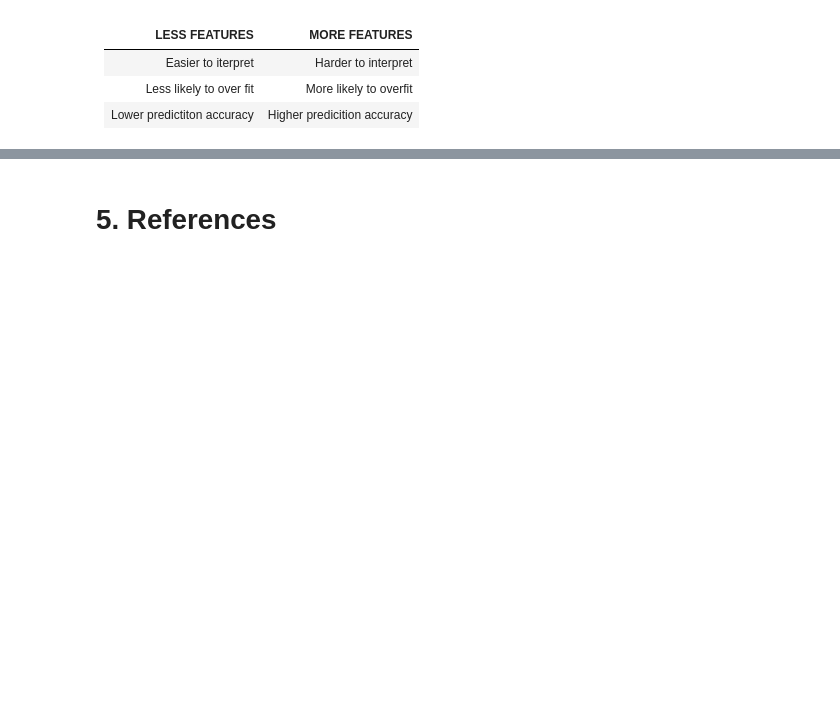
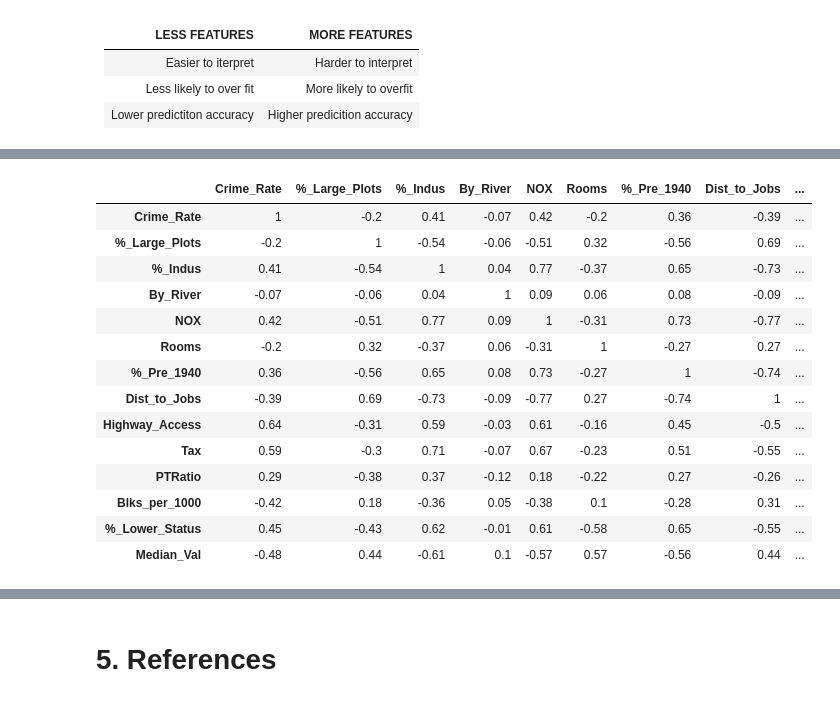
Before and after one commit to ConorHogan/MachineLearning-and-Statistics-Project, a Jupyter notebook: Machine-Learning-and-Statistics-Project-Notebook.ipynb, the cells around one changed output, grey strips where cells are left out. Drawn from its saved outputs; the diff is of its cells as text; code cells hidden in the pictures; blank space fills up the shorter version.

```diff
--- a/Machine-Learning-and-Statistics-Project-Notebook.ipynb
+++ b/Machine-Learning-and-Statistics-Project-Notebook.ipynb
@@ -1687,0 +1494,19 @@ df.head()
+# %%
+noOutliers_corr_matrix = no_outliers.corr().round(2)
+noOutliers_corr_matrix.style.background_gradient(cmap='coolwarm')
+# %% [output]
+|  | Crime_Rate | %_Large_Plots | %_Indus | By_River | NOX | Rooms | %_Pre_1940 | Dist_to_Jobs | ... |
+| Crime_Rate | 1 | -0.2 | 0.41 | -0.07 | 0.42 | -0.2 | 0.36 | -0.39 | ... |
+| %_Large_Plots | -0.2 | 1 | -0.54 | -0.06 | -0.51 | 0.32 | -0.56 | 0.69 | ... |
+| %_Indus | 0.41 | -0.54 | 1 | 0.04 | 0.77 | -0.37 | 0.65 | -0.73 | ... |
+| By_River | -0.07 | -0.06 | 0.04 | 1 | 0.09 | 0.06 | 0.08 | -0.09 | ... |
+| NOX | 0.42 | -0.51 | 0.77 | 0.09 | 1 | -0.31 | 0.73 | -0.77 | ... |
+| Rooms | -0.2 | 0.32 | -0.37 | 0.06 | -0.31 | 1 | -0.27 | 0.27 | ... |
+| %_Pre_1940 | 0.36 | -0.56 | 0.65 | 0.08 | 0.73 | -0.27 | 1 | -0.74 | ... |
+| Dist_to_Jobs | -0.39 | 0.69 | -0.73 | -0.09 | -0.77 | 0.27 | -0.74 | 1 | ... |
+| Highway_Access | 0.64 | -0.31 | 0.59 | -0.03 | 0.61 | -0.16 | 0.45 | -0.5 | ... |
+| Tax | 0.59 | -0.3 | 0.71 | -0.07 | 0.67 | -0.23 | 0.51 | -0.55 | ... |
+| PTRatio | 0.29 | -0.38 | 0.37 | -0.12 | 0.18 | -0.22 | 0.27 | -0.26 | ... |
+| Blks_per_1000 | -0.42 | 0.18 | -0.36 | 0.05 | -0.38 | 0.1 | -0.28 | 0.31 | ... |
+| %_Lower_Status | 0.45 | -0.43 | 0.62 | -0.01 | 0.61 | -0.58 | 0.65 | -0.55 | ... |
+| Median_Val | -0.48 | 0.44 | -0.61 | 0.1 | -0.57 | 0.57 | -0.56 | 0.44 | ... |
```
Also changed, not shown: parts of 108 cells of this notebook.
